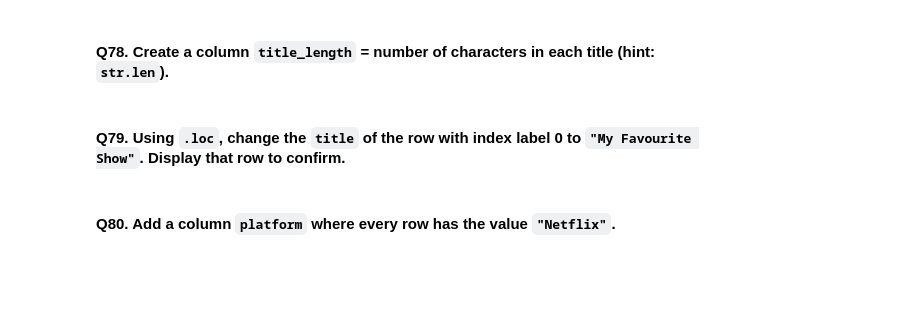
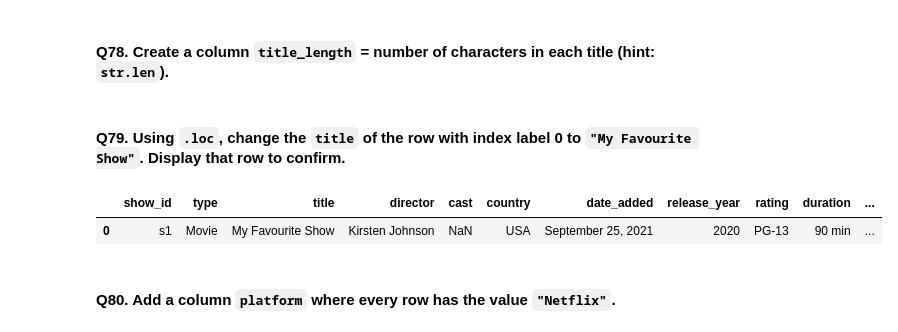
Before and after one commit to Crazy-shrabin/Pandas_revison_self, a Jupyter notebook: netflix_125_question_workbook.ipynb, the cells around one changed output. Cells and saved outputs as stored; diff of their text form; code cells hidden in the pictures; blank space fills up the shorter version.

```diff
--- a/netflix_125_question_workbook.ipynb
+++ b/netflix_125_question_workbook.ipynb
@@ -965,9 +1146,11 @@ print(count)
 #### Q75. Using `.loc` with a condition, set `rating` to `"UNRATED"` for all rows where `rating` is missing.
 # %%
 # Your answer here
+df.loc[df['rating'].isna(), 'rating'] = 'UNRATED'
 # %% [markdown]
 #### Q76. Replace the value `"United States"` with `"USA"` in the `country` column (hint: `replace`).
 # %%
 # Your answer here
+df['country'] = df['country'].replace('United States', 'USA')
 # %% [markdown]
 #### Q77. Convert all titles to UPPERCASE into a new column `title_upper` (hint: `str.upper`).
@@ -976,6 +1157,9 @@ print(count)
+# %%
+df['title_upper'] = df['title'].str.upper()
 # %% [markdown]
 #### Q78. Create a column `title_length` = number of characters in each title (hint: `str.len`).
 # %%
 # Your answer here
+df['title_length'] = df['title'].str.len()
 # %% [markdown]
 #### Q79. Using `.loc`, change the `title` of the row with index label 0 to `"My Favourite Show"`. Display that row to confirm.
@@ -984,3 +1166,10 @@ print(count)
+# %%
+# Your answer here
+df.loc[0, 'title'] = 'My Favourite Show'
+df.loc[[0]]
+# %% [output]
+|  | show_id | type | title | director | cast | country | date_added | release_year | rating | duration | ... |
+| 0 | s1 | Movie | My Favourite Show | Kirsten Johnson | NaN | USA | September 25, 2021 | 2020 | PG-13 | 90 min | ... |
 # %% [markdown]
 #### Q80. Add a column `platform` where every row has the value `"Netflix"`.
 # %%
```
Also changed, not shown: parts of 44 cells of this notebook.
